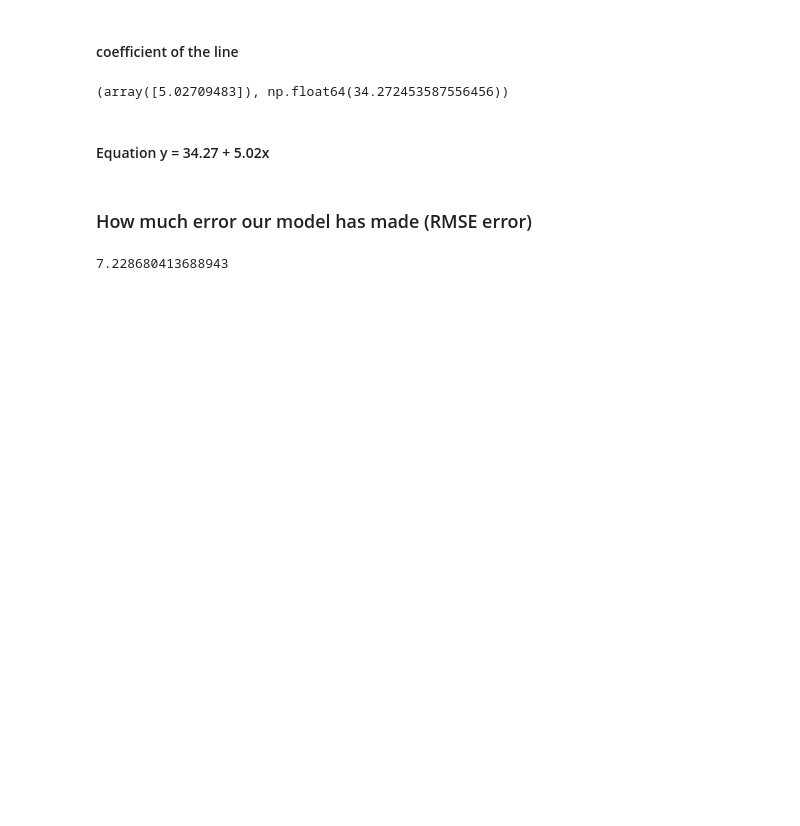
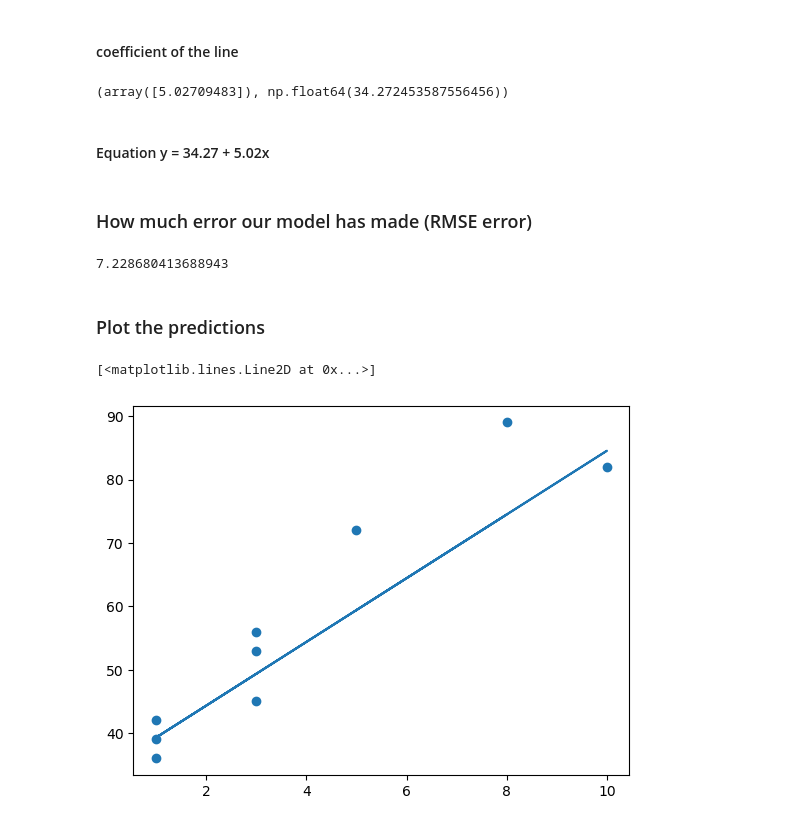
Before and after one commit to vishaltechevangelist/project-predict-marks-based-on-study-hours, a Jupyter notebook: Student Marks Prediction Based on Study Hours.ipynb, the cells around one changed output. Saved outputs shown, nothing was run; the diff lists cells and outputs as text; code cells hidden in the pictures; blank space fills up the shorter version.

Commit message:
plotting the prediction on using scatter, plot for regressor line

```diff
--- a/Student Marks Prediction Based on Study Hours.ipynb
+++ b/Student Marks Prediction Based on Study Hours.ipynb
@@ -164,3 +164,11 @@ regressor_rmse = math.sqrt(mean_squared_error(y_test, y_pred))
 regressor_rmse
 # %% [output]
 7.228680413688943
+# %% [markdown]
+### Plot the predictions
+# %%
+plt.scatter(X_test, y_test)
+plt.plot(X_test, y_pred)
+# %% [output]
+[<matplotlib.lines.Line2D at 0x...>]
+[figure, added]
```
